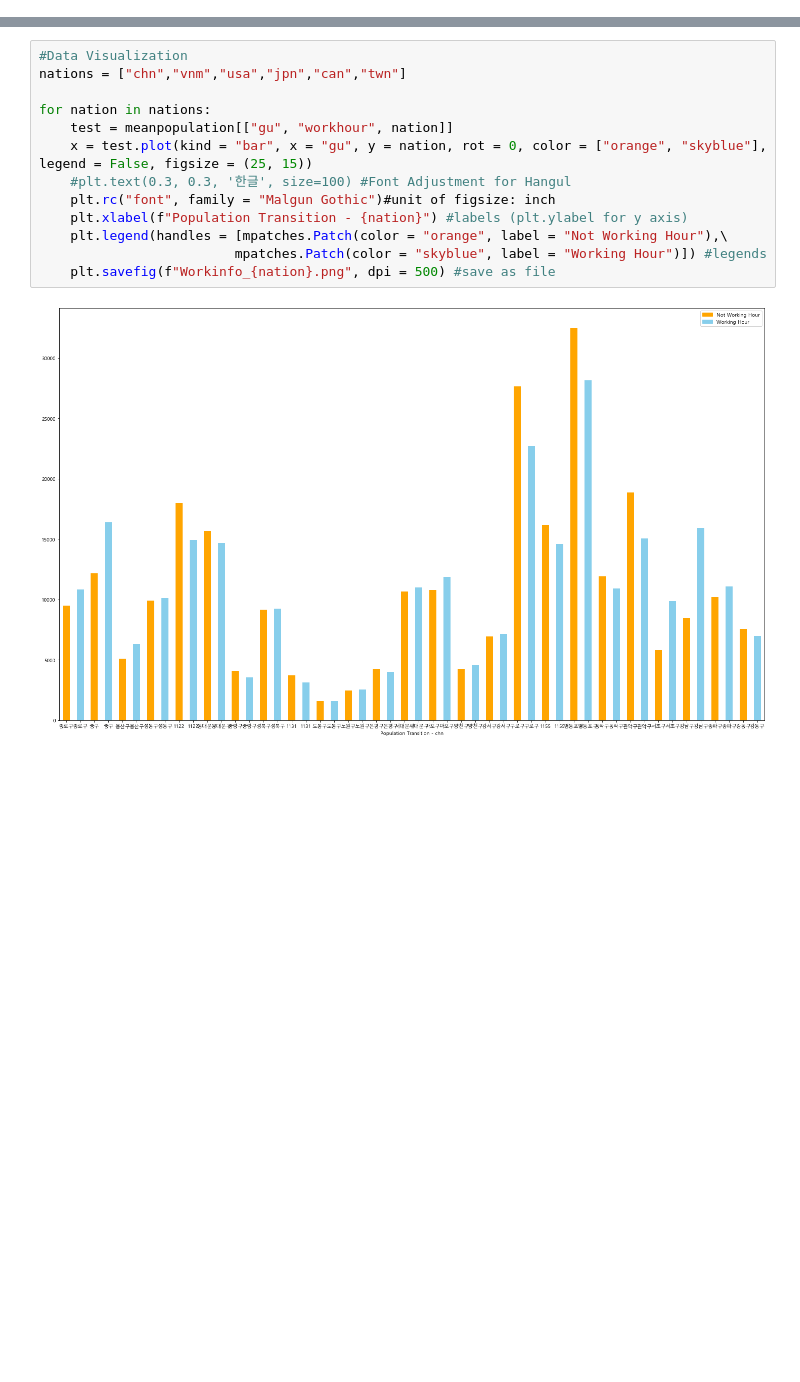
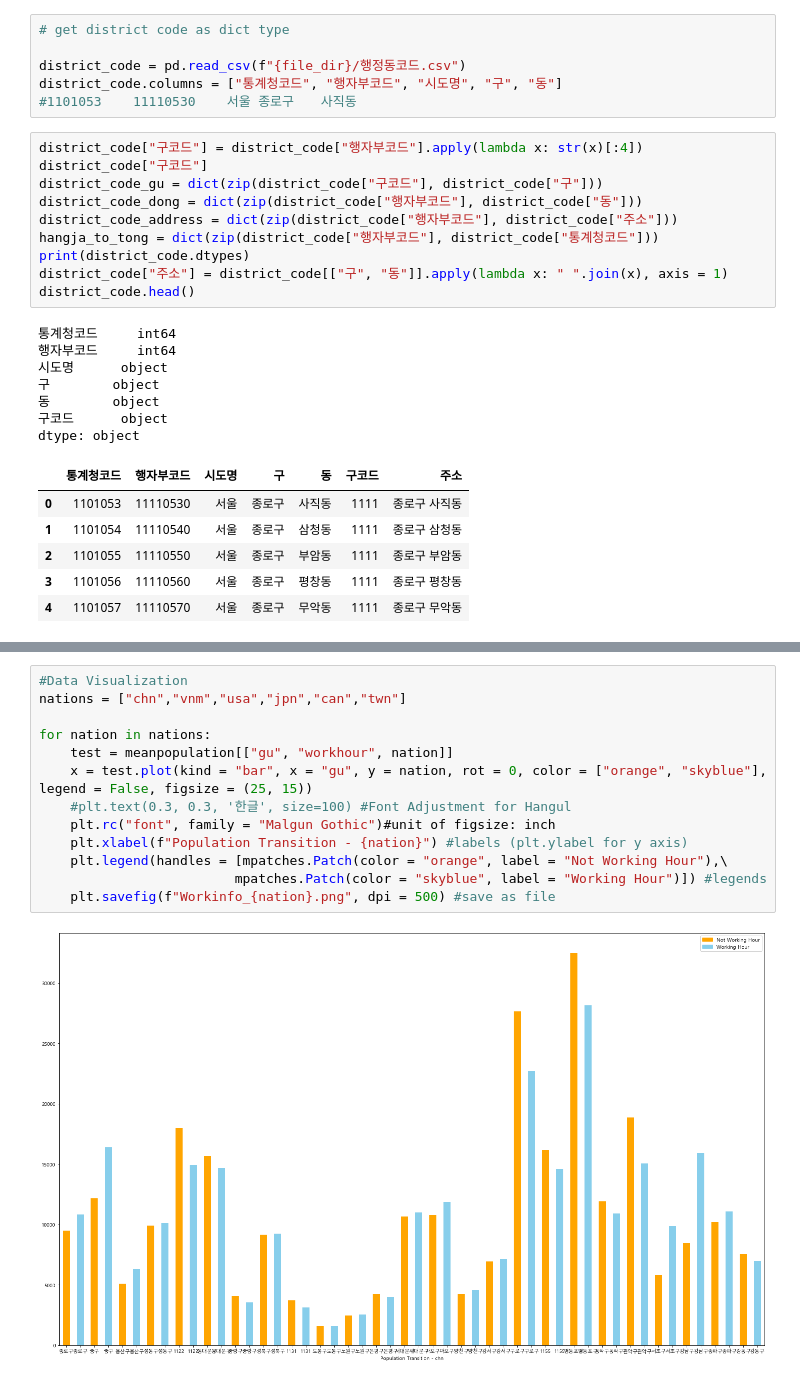
Before and after one commit to icehongsi/seoulresearch_project, a Jupyter notebook: Research/foreignLivingPopulationPreprocessing.ipynb, the cells around one changed output, grey strips where cells are left out. Drawn from its saved outputs; the diff is of its cells as text; blank space fills up the shorter version.

```diff
--- a/Research/Preprocessing_1.ipynb
+++ b/Research/foreignLivingPopulationPreprocessing.ipynb
@@ -75,0 +35,30 @@ dtype: object
+# %%
+# get district code as dict type
+
+district_code = pd.read_csv(f"{file_dir}/행정동코드.csv")
+district_code.columns = ["통계청코드", "행자부코드", "시도명", "구", "동"]
+#1101053	11110530	서울	종로구	사직동
+# %%
+district_code["구코드"] = district_code["행자부코드"].apply(lambda x: str(x)[:4])
+district_code["구코드"]
+district_code_gu = dict(zip(district_code["구코드"], district_code["구"]))
+district_code_dong = dict(zip(district_code["행자부코드"], district_code["동"]))
+district_code_address = dict(zip(district_code["행자부코드"], district_code["주소"]))
+hangja_to_tong = dict(zip(district_code["행자부코드"], district_code["통계청코드"]))
+print(district_code.dtypes)
+district_code["주소"] = district_code[["구", "동"]].apply(lambda x: " ".join(x), axis = 1)
+district_code.head()
+# %% [output]
+통계청코드     int64
+행자부코드     int64
+시도명      object
+구        object
+동        object
+구코드      object
+dtype: object
+|  | 통계청코드 | 행자부코드 | 시도명 | 구 | 동 | 구코드 | 주소 |
+| 0 | 1101053 | 11110530 | 서울 | 종로구 | 사직동 | 1111 | 종로구 사직동 |
+| 1 | 1101054 | 11110540 | 서울 | 종로구 | 삼청동 | 1111 | 종로구 삼청동 |
+| 2 | 1101055 | 11110550 | 서울 | 종로구 | 부암동 | 1111 | 종로구 부암동 |
+| 3 | 1101056 | 11110560 | 서울 | 종로구 | 평창동 | 1111 | 종로구 평창동 |
+| 4 | 1101057 | 11110570 | 서울 | 종로구 | 무악동 | 1111 | 종로구 무악동 |
```
Also changed, not shown: parts of 16 cells of this notebook, 2 other files.
